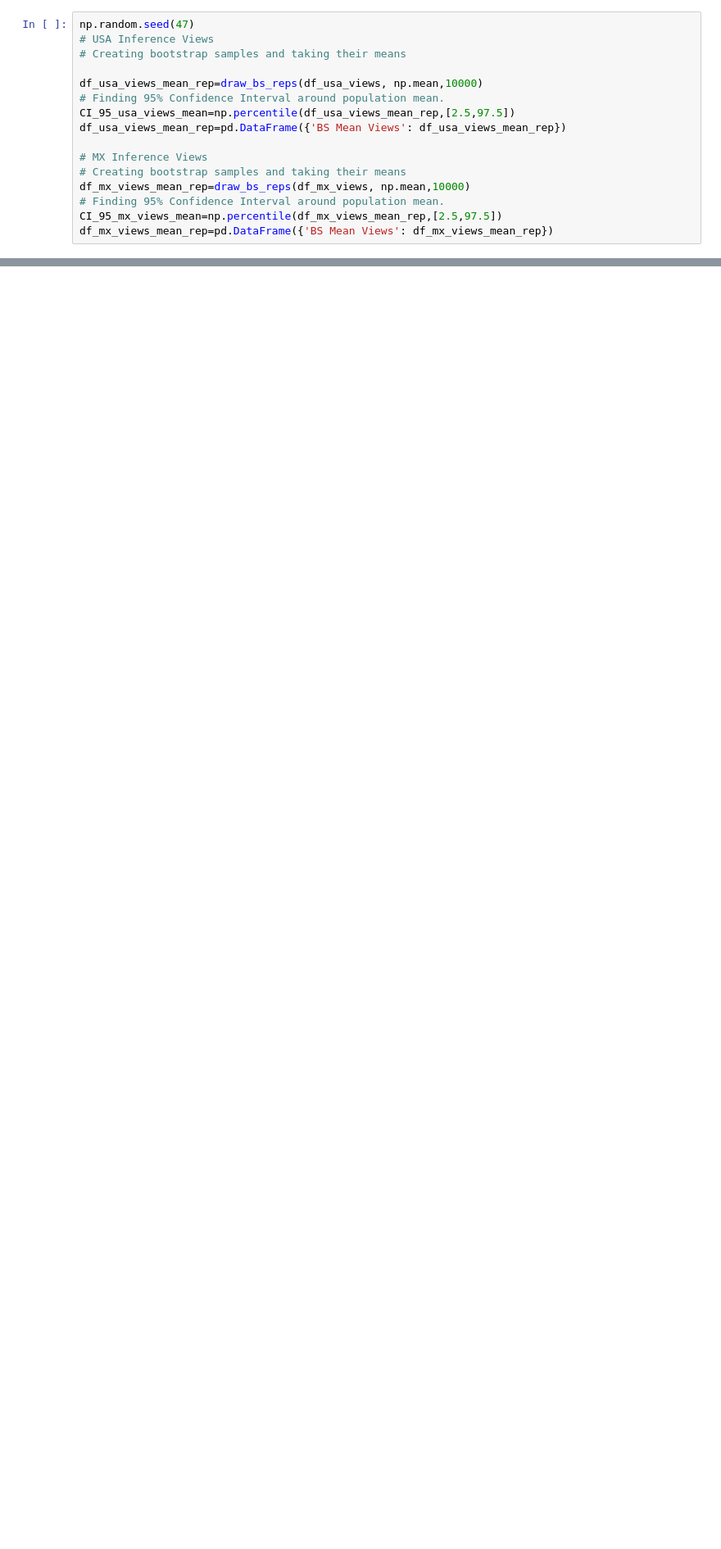
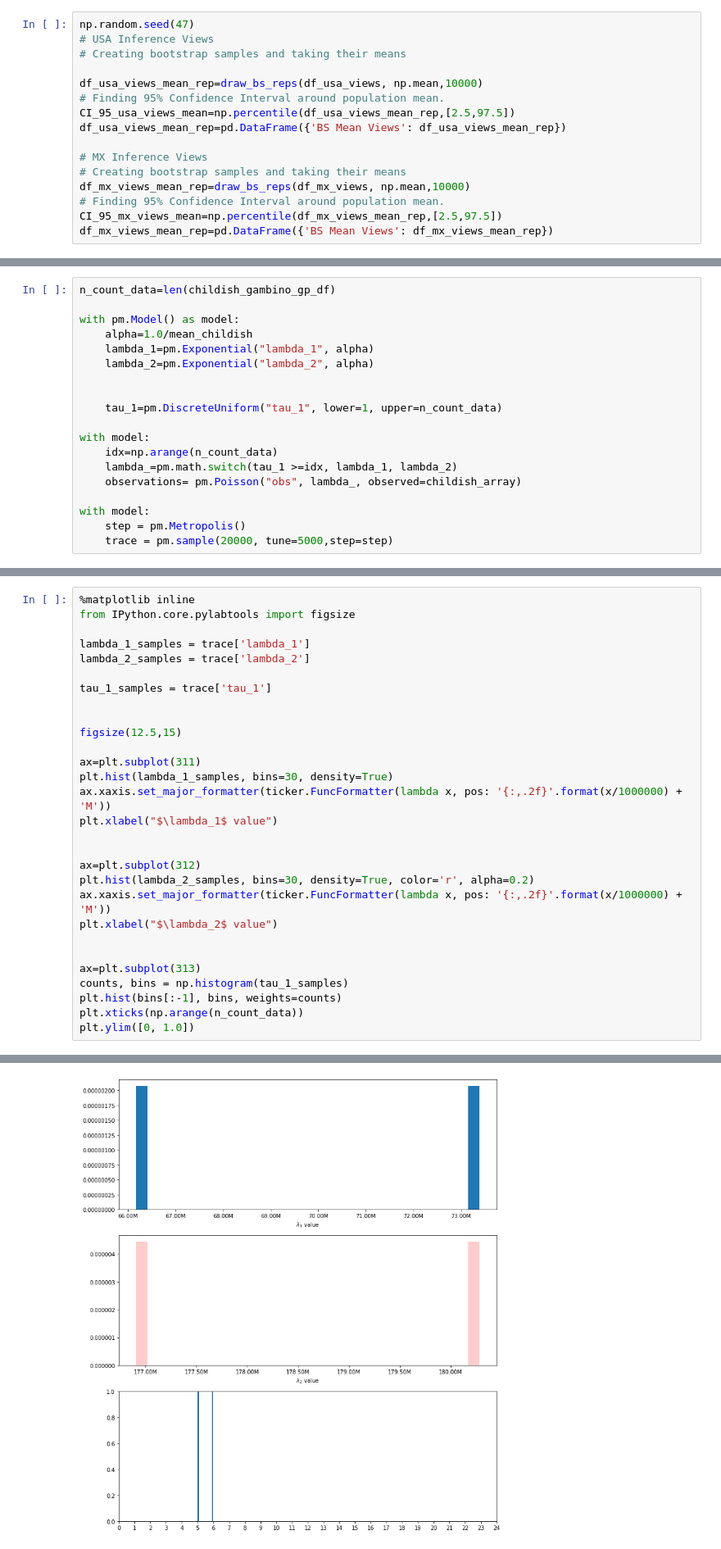
Before and after one commit to fariha23/YouTube_Data_Analysis_Video_Categories, a Jupyter notebook: YouTube-Statistics.ipynb, the cells around one changed output, grey strips where cells are left out. Shown at 82% size. Drawn from its saved outputs; the diff is of its cells as text; blank space fills up the shorter version.

```diff
--- a/YouTube-Statistics.ipynb
+++ b/YouTube-Statistics.ipynb
@@ -320,0 +373,19 @@ print('95% confidence interval is: ', conf_std_bs_reps)
+# %%
+n_count_data=len(childish_gambino_gp_df)
+
+with pm.Model() as model:
+    alpha=1.0/mean_childish
+    lambda_1=pm.Exponential("lambda_1", alpha)
+    lambda_2=pm.Exponential("lambda_2", alpha)
+
+
+    tau_1=pm.DiscreteUniform("tau_1", lower=1, upper=n_count_data)
+
+with model:
+    idx=np.arange(n_count_data)
+    lambda_=pm.math.switch(tau_1 >=idx, lambda_1, lambda_2)
+    observations= pm.Poisson("obs", lambda_, observed=childish_array)
+
+with model:
+    step = pm.Metropolis()
+    trace = pm.sample(20000, tune=5000,step=step)
@@ -320,0 +400,30 @@ print('95% confidence interval is: ', conf_std_bs_reps)
+# %%
+%matplotlib inline
+from IPython.core.pylabtools import figsize
+
+lambda_1_samples = trace['lambda_1']
+lambda_2_samples = trace['lambda_2']
+
+tau_1_samples = trace['tau_1']
+
+
+figsize(12.5,15)
+
+ax=plt.subplot(311)
+plt.hist(lambda_1_samples, bins=30, density=True)
+ax.xaxis.set_major_formatter(ticker.FuncFormatter(lambda x, pos: '{:,.2f}'.format(x/1000000) + 'M'))
+plt.xlabel("$\lambda_1$ value")
+
+
+ax=plt.subplot(312)
+plt.hist(lambda_2_samples, bins=30, density=True, color='r', alpha=0.2)
+ax.xaxis.set_major_formatter(ticker.FuncFormatter(lambda x, pos: '{:,.2f}'.format(x/1000000) + 'M'))
+plt.xlabel("$\lambda_2$ value")
+
+
+ax=plt.subplot(313)
+counts, bins = np.histogram(tau_1_samples)
+plt.hist(bins[:-1], bins, weights=counts)
+plt.xticks(np.arange(n_count_data))
+plt.ylim([0, 1.0])
+# %% [output]
@@ -320,0 +431 @@ print('95% confidence interval is: ', conf_std_bs_reps)
+[figure, added]
```
Also changed, not shown: parts of 43 cells of this notebook.
